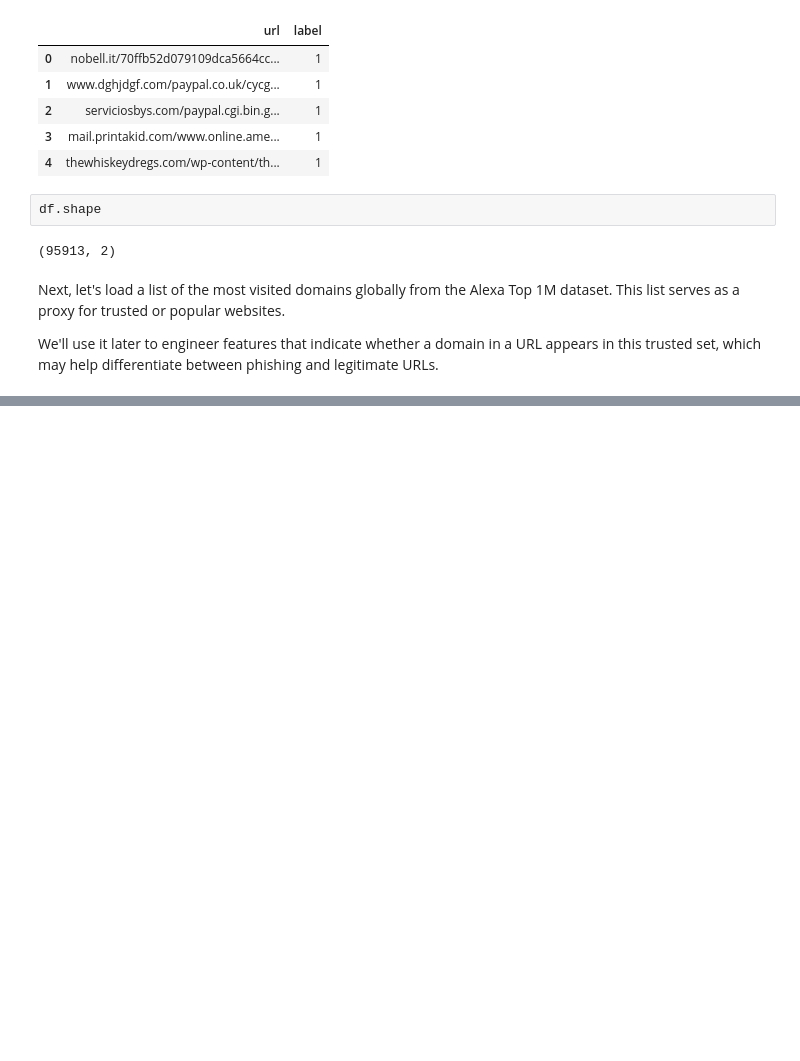
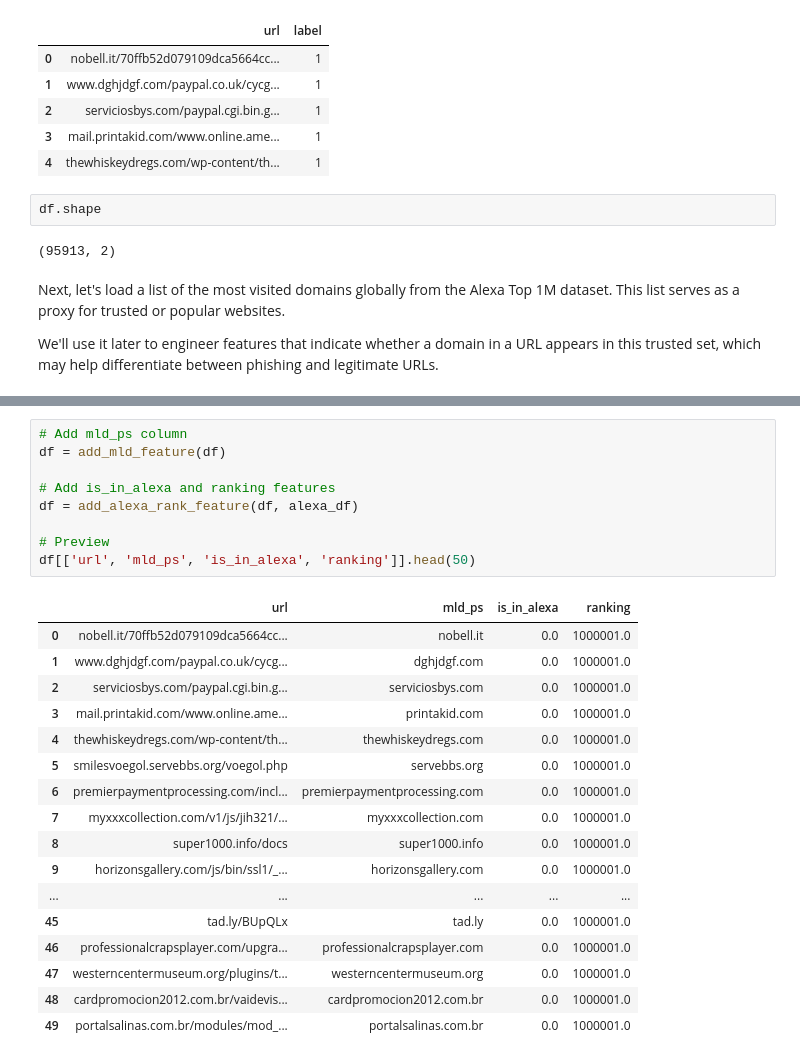
Before and after one commit to polinacsv/detecting-phishing-URLs, a Jupyter notebook: notebooks/modeling_pipeline.ipynb, the cells around one changed output, grey strips where cells are left out. Cells and saved outputs as stored; diff of their text form; blank space fills up the shorter version.

```diff
--- a/notebooks/modeling_pipeline.ipynb
+++ b/notebooks/modeling_pipeline.ipynb
@@ -62,0 +78,27 @@ alexa_df.head()
+# %%
+# Add mld_ps column
+df = add_mld_feature(df)
+
+# Add is_in_alexa and ranking features
+df = add_alexa_rank_feature(df, alexa_df)
+
+# Preview
+df[['url', 'mld_ps', 'is_in_alexa', 'ranking']].head(50)
+# %% [output]
+|  | url | mld_ps | is_in_alexa | ranking |
+| 0 | nobell.it/70ffb52d079109dca5664cc... | nobell.it | 0.0 | 1000001.0 |
+| 1 | www.dghjdgf.com/paypal.co.uk/cycg... | dghjdgf.com | 0.0 | 1000001.0 |
+| 2 | serviciosbys.com/paypal.cgi.bin.g... | serviciosbys.com | 0.0 | 1000001.0 |
+| 3 | mail.printakid.com/www.online.ame... | printakid.com | 0.0 | 1000001.0 |
+| 4 | thewhiskeydregs.com/wp-content/th... | thewhiskeydregs.com | 0.0 | 1000001.0 |
+| 5 | smilesvoegol.servebbs.org/voegol.php | servebbs.org | 0.0 | 1000001.0 |
+| 6 | premierpaymentprocessing.com/incl... | premierpaymentprocessing.com | 0.0 | 1000001.0 |
+| 7 | myxxxcollection.com/v1/js/jih321/... | myxxxcollection.com | 0.0 | 1000001.0 |
+| 8 | super1000.info/docs | super1000.info | 0.0 | 1000001.0 |
+| 9 | horizonsgallery.com/js/bin/ssl1/_... | horizonsgallery.com | 0.0 | 1000001.0 |
+| ... | ... | ... | ... | ... |
+| 45 | tad.ly/BUpQLx | tad.ly | 0.0 | 1000001.0 |
+| 46 | professionalcrapsplayer.com/upgra... | professionalcrapsplayer.com | 0.0 | 1000001.0 |
+| 47 | westerncentermuseum.org/plugins/t... | westerncentermuseum.org | 0.0 | 1000001.0 |
+| 48 | cardpromocion2012.com.br/vaidevis... | cardpromocion2012.com.br | 0.0 | 1000001.0 |
+| 49 | portalsalinas.com.br/modules/mod_... | portalsalinas.com.br | 0.0 | 1000001.0 |
```
Also changed, not shown: parts of 33 cells of this notebook, 4 other files.
